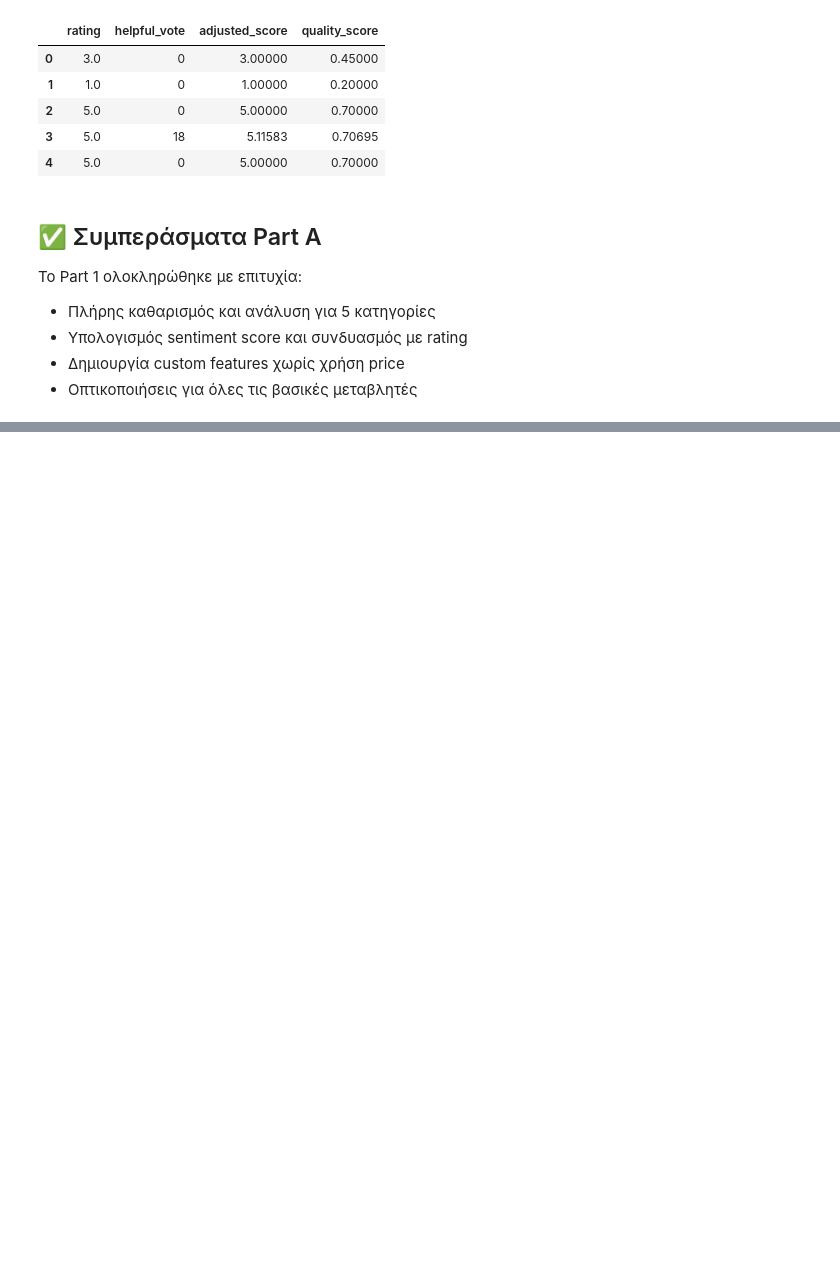
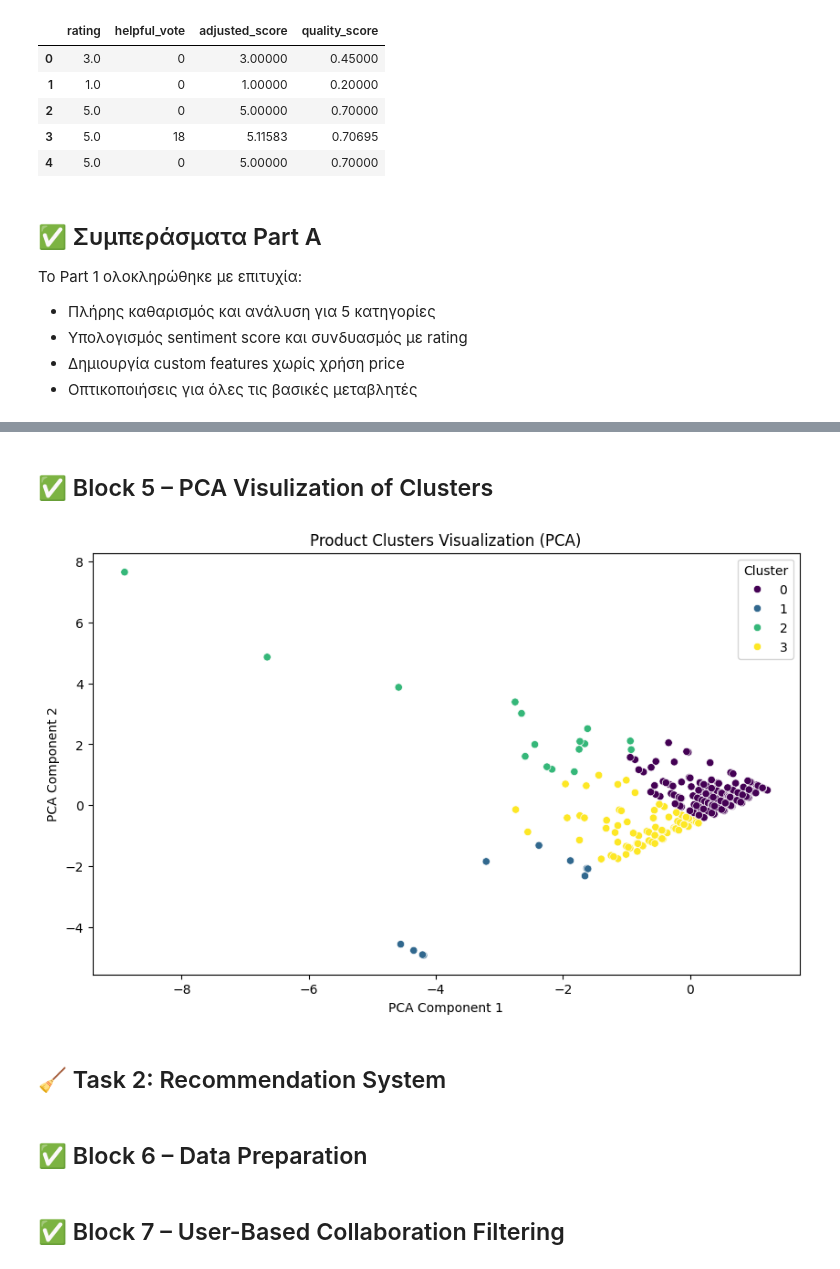
Before and after one commit to GeorgeSakketos/Data_Mining_2025, a Jupyter notebook: tedeproject2025partAB.ipynb, the cells around one changed output, grey strips where cells are left out. Cells and saved outputs as stored; diff of their text form; code cells hidden in the pictures; blank space fills up the shorter version.

```diff
--- a/tedeproject2025partAB.ipynb
+++ b/tedeproject2025partAB.ipynb
@@ -552,0 +750,19 @@ review_df[["rating", "helpful_vote", "adjusted_score", "quality_score"]].head()
+# %% [markdown]
+## ✅ Block 5 – PCA Visulization of Clusters
+# %%
+pca = PCA(n_components=2)
+pca_components = pca.fit_transform(combined_features.toarray())
+
+plt.figure(figsize=(10, 6))
+sns.scatterplot(x=pca_components[:, 0], y=pca_components[:, 1], hue=meta_df['cluster'], palette='viridis')
+plt.title('Product Clusters Visualization (PCA)')
+plt.xlabel('PCA Component 1')
+plt.ylabel('PCA Component 2')
+plt.legend(title='Cluster')
+plt.show()
+# %% [output]
+[figure, added]
+# %% [markdown]
+## 🧹 Task 2: Recommendation System
+# %% [markdown]
+## ✅ Block 6 – Data Preparation
@@ -552,0 +779,2 @@ review_df[["rating", "helpful_vote", "adjusted_score", "quality_score"]].head()
+# %% [markdown]
+## ✅ Block 7 – User-Based Collaboration Filtering
```
Also changed, not shown: parts of 39 cells of this notebook.
